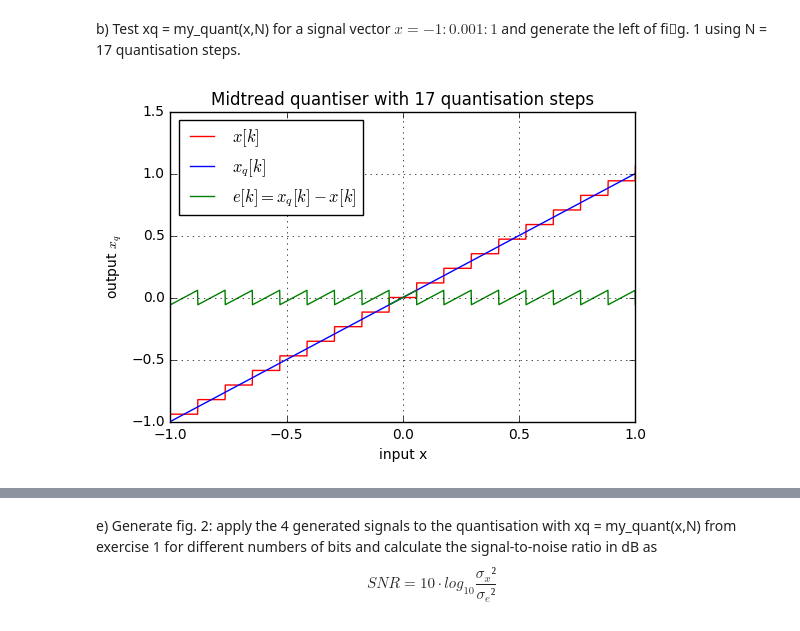
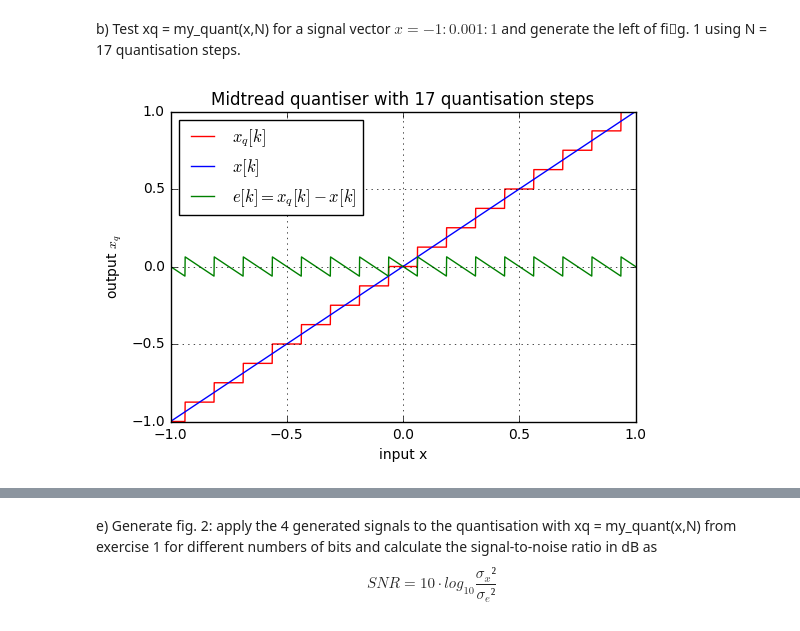
Before and after one commit to JakobHeller/DigitalSignalProcessing, a Jupyter notebook: Lab3.ipynb, the cells around one changed output, grey strips where cells are left out. Saved outputs shown, nothing was run; the diff lists cells and outputs as text; code cells hidden in the pictures.

```diff
--- a/Lab3.ipynb
+++ b/Lab3.ipynb
@@ -10,14 +10,23 @@ from scipy import signal
 import matplotlib.pyplot as plt
 
 def my_quant(x, N):
-    L = abs(max(x))+abs(min(x))
-    Q = L/N
+    #L = abs(max(x))+abs(min(x))
+    #Q = L/N
     # limiter limits the input on x to a certain value so there is no overshoot
-    x = np.copy(x)
-    idx = np.where(np.abs(x) >= 1)
-    x[idx] = np.sign(x[idx])
-    # linear uniform quantization
-    xQ = Q * np.floor(x/Q + 1/2)
+    #x = np.copy(x)
+    #idx = np.where(np.abs(x) >= 1)
+    #x[idx] = np.sign(x[idx])
+    if(N%2!=0):
+        Q = 2/(N-1)
+        # linear uniform quantization
+        xQ = Q * np.floor(x/Q + 1/2)
+    else:
+        Q = 2/(N)
+        xQ = Q * np.floor(x/Q + 1/2)
+        #cut last step and limit to the penultimate step
+        xQ_max = max(xQ)
+        idx = np.where(xQ > xQ_max-Q)
+        xQ[idx] = xQ_max-Q
 
     return xQ
 # %% [markdown]
@@ -25,15 +34,15 @@ b) Test xq = my_quant(x,N) for a signal vector $x = -1:0.001:1$ and generate the
 # %%
 x = np.linspace(-1,1,2/0.001)
 x_quant = my_quant(x, 17)
 plt.figure
-plt.plot(x,x_quant,'r', label='$x[k]$')
-plt.plot(x,x, label='$x_q[k]$')
-plt.plot(x,x-x_quant, 'g' , label='$e[k]=x_q[k]-x[k]$')
+plt.plot(x,x_quant,'r', label='$x_q[k]$')
+plt.plot(x,x, label='$x[k]$')
+plt.plot(x,x_quant-x, 'g' , label='$e[k]=x_q[k]-x[k]$')
 plt.legend(loc='upper left')
 plt.title('Midtread quantiser with 17 quantisation steps')
 plt.ylabel('output $x_q$')
 plt.xlabel('input x')
 
 plt.grid()
 # %% [output]
-[figure, old version]
+[figure, new version]
```
Also changed, not shown: parts of 17 cells of this notebook.
